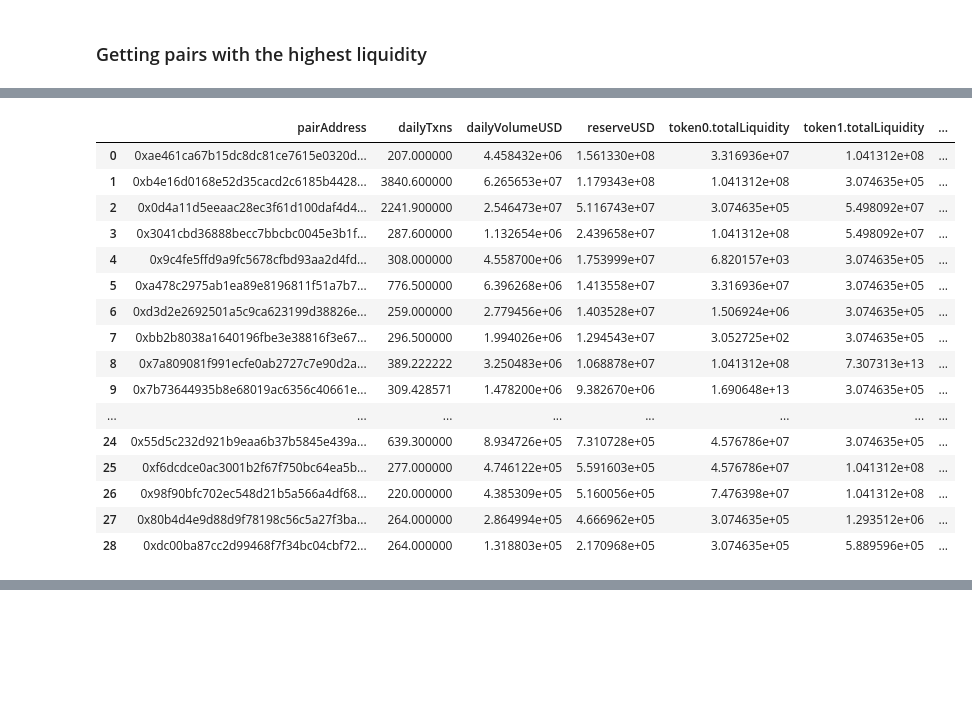
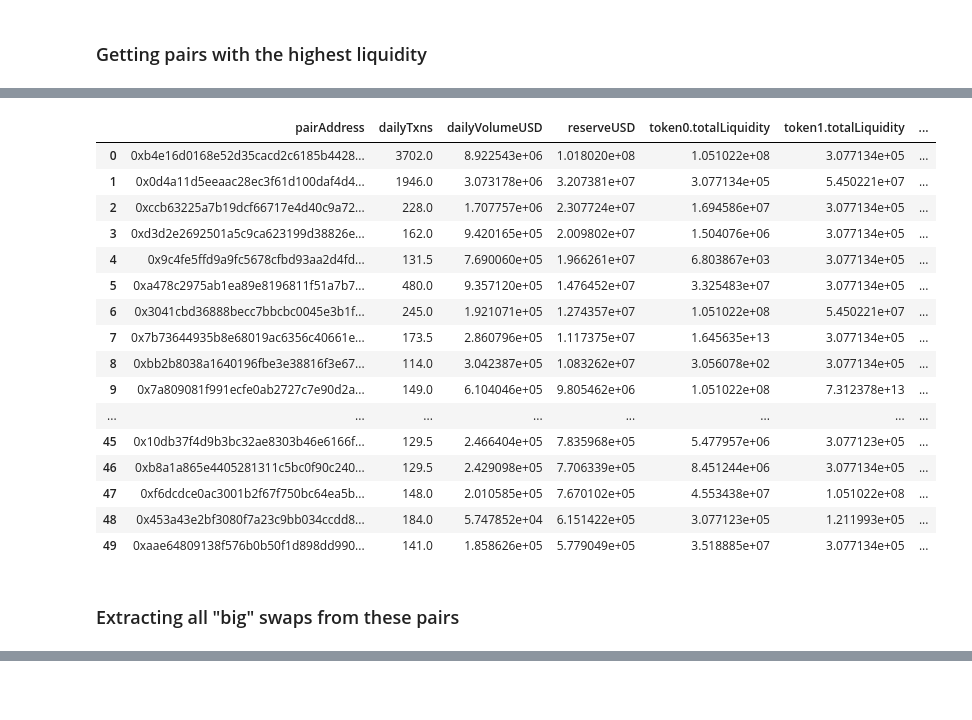
Before and after one commit to juliencarponcy/py0xcluster, a Jupyter notebook: notebooks/graph_queries_pools.ipynb, the cells around one changed output, grey strips where cells are left out. Drawn from its saved outputs; the diff is of its cells as text; code cells hidden in the pictures; blank space fills up the shorter version.

Commit message:
get_pools and get_swaps improved
with pair and date pagination

```diff
--- a/notebooks/graph_queries_pools.ipynb
+++ b/notebooks/graph_queries_pools.ipynb
@@ -27,11 +27,14 @@ from py0xcluster.main_classes.classes import *
 # %%
 uni2_pools = Pools('univ2')
 pools_summary, full_results = uni2_pools.get_pools(
-    min_daily_volume = 100000,
-    min_daily_txns = 200,
+    min_daily_volume = 50000,
+    min_daily_txns = 100,
     min_txns_per_token = 50000,
-    start_date = (2022,6,10),
-    end_date = (2022,6,20)
+    start_date = (2022,8,1),
+    end_date = (2022,11,1),
+    days_batch_size = 30,
+    min_days_in_ranking = 4
     )
+print('nb pools:', pools_summary.shape[0])
 pools_summary.head(50)
 # %% [output]
@@ -40,20 +47,22 @@ skip varriable: 1000
 |  | pairAddress | dailyTxns | dailyVolumeUSD | reserveUSD | token0.totalLiquidity | token1.totalLiquidity | ... |
-| 0 | 0xae461ca67b15dc8dc81ce7615e0320d... | 207.000000 | 4.458432e+06 | 1.561330e+08 | 3.316936e+07 | 1.041312e+08 | ... |
-| 1 | 0xb4e16d0168e52d35cacd2c6185b4428... | 3840.600000 | 6.265653e+07 | 1.179343e+08 | 1.041312e+08 | 3.074635e+05 | ... |
-| 2 | 0x0d4a11d5eeaac28ec3f61d100daf4d4... | 2241.900000 | 2.546473e+07 | 5.116743e+07 | 3.074635e+05 | 5.498092e+07 | ... |
-| 3 | 0x3041cbd36888becc7bbcbc0045e3b1f... | 287.600000 | 1.132654e+06 | 2.439658e+07 | 1.041312e+08 | 5.498092e+07 | ... |
-| 4 | 0x9c4fe5ffd9a9fc5678cfbd93aa2d4fd... | 308.000000 | 4.558700e+06 | 1.753999e+07 | 6.820157e+03 | 3.074635e+05 | ... |
-| 5 | 0xa478c2975ab1ea89e8196811f51a7b7... | 776.500000 | 6.396268e+06 | 1.413558e+07 | 3.316936e+07 | 3.074635e+05 | ... |
-| 6 | 0xd3d2e2692501a5c9ca623199d38826e... | 259.000000 | 2.779456e+06 | 1.403528e+07 | 1.506924e+06 | 3.074635e+05 | ... |
-| 7 | 0xbb2b8038a1640196fbe3e38816f3e67... | 296.500000 | 1.994026e+06 | 1.294543e+07 | 3.052725e+02 | 3.074635e+05 | ... |
-| 8 | 0x7a809081f991ecfe0ab2727c7e90d2a... | 389.222222 | 3.250483e+06 | 1.068878e+07 | 1.041312e+08 | 7.307313e+13 | ... |
-| 9 | 0x7b73644935b8e68019ac6356c40661e... | 309.428571 | 1.478200e+06 | 9.382670e+06 | 1.690648e+13 | 3.074635e+05 | ... |
+| 0 | 0xb4e16d0168e52d35cacd2c6185b4428... | 3702.0 | 8.922543e+06 | 1.018020e+08 | 1.051022e+08 | 3.077134e+05 | ... |
+| 1 | 0x0d4a11d5eeaac28ec3f61d100daf4d4... | 1946.0 | 3.073178e+06 | 3.207381e+07 | 3.077134e+05 | 5.450221e+07 | ... |
+| 2 | 0xccb63225a7b19dcf66717e4d40c9a72... | 228.0 | 1.707757e+06 | 2.307724e+07 | 1.694586e+07 | 3.077134e+05 | ... |
+| 3 | 0xd3d2e2692501a5c9ca623199d38826e... | 162.0 | 9.420165e+05 | 2.009802e+07 | 1.504076e+06 | 3.077134e+05 | ... |
+| 4 | 0x9c4fe5ffd9a9fc5678cfbd93aa2d4fd... | 131.5 | 7.690060e+05 | 1.966261e+07 | 6.803867e+03 | 3.077134e+05 | ... |
+| 5 | 0xa478c2975ab1ea89e8196811f51a7b7... | 480.0 | 9.357120e+05 | 1.476452e+07 | 3.325483e+07 | 3.077134e+05 | ... |
+| 6 | 0x3041cbd36888becc7bbcbc0045e3b1f... | 245.0 | 1.921071e+05 | 1.274357e+07 | 1.051022e+08 | 5.450221e+07 | ... |
+| 7 | 0x7b73644935b8e68019ac6356c40661e... | 173.5 | 2.860796e+05 | 1.117375e+07 | 1.645635e+13 | 3.077134e+05 | ... |
+| 8 | 0xbb2b8038a1640196fbe3e38816f3e67... | 114.0 | 3.042387e+05 | 1.083262e+07 | 3.056078e+02 | 3.077134e+05 | ... |
+| 9 | 0x7a809081f991ecfe0ab2727c7e90d2a... | 149.0 | 6.104046e+05 | 9.805462e+06 | 1.051022e+08 | 7.312378e+13 | ... |
 | ... | ... | ... | ... | ... | ... | ... | ... |
-| 24 | 0x55d5c232d921b9eaa6b37b5845e439a... | 639.300000 | 8.934726e+05 | 7.310728e+05 | 4.576786e+07 | 3.074635e+05 | ... |
-| 25 | 0xf6dcdce0ac3001b2f67f750bc64ea5b... | 277.000000 | 4.746122e+05 | 5.591603e+05 | 4.576786e+07 | 1.041312e+08 | ... |
-| 26 | 0x98f90bfc702ec548d21b5a566a4df68... | 220.000000 | 4.385309e+05 | 5.160056e+05 | 7.476398e+07 | 1.041312e+08 | ... |
-| 27 | 0x80b4d4e9d88d9f78198c56c5a27f3ba... | 264.000000 | 2.864994e+05 | 4.666962e+05 | 3.074635e+05 | 1.293512e+06 | ... |
-| 28 | 0xdc00ba87cc2d99468f7f34bc04cbf72... | 264.000000 | 1.318803e+05 | 2.170968e+05 | 3.074635e+05 | 5.889596e+05 | ... |
+| 45 | 0x10db37f4d9b3bc32ae8303b46e6166f... | 129.5 | 2.466404e+05 | 7.835968e+05 | 5.477957e+06 | 3.077123e+05 | ... |
+| 46 | 0xb8a1a865e4405281311c5bc0f90c240... | 129.5 | 2.429098e+05 | 7.706339e+05 | 8.451244e+06 | 3.077134e+05 | ... |
+| 47 | 0xf6dcdce0ac3001b2f67f750bc64ea5b... | 148.0 | 2.010585e+05 | 7.670102e+05 | 4.553438e+07 | 1.051022e+08 | ... |
+| 48 | 0x453a43e2bf3080f7a23c9bb034ccdd8... | 184.0 | 5.747852e+04 | 6.151422e+05 | 3.077123e+05 | 1.211993e+05 | ... |
+| 49 | 0xaae64809138f576b0b50f1d898dd990... | 141.0 | 1.858626e+05 | 5.779049e+05 | 3.518885e+07 | 3.077134e+05 | ... |
+# %% [markdown]
+### Extracting all "big" swaps from these pairs
 # %%
 uni2_trades = TradesDEX('X')
 uni2_pools.pair_addresses
```
Also changed, not shown: parts of 7 cells of this notebook, 2 other files.
